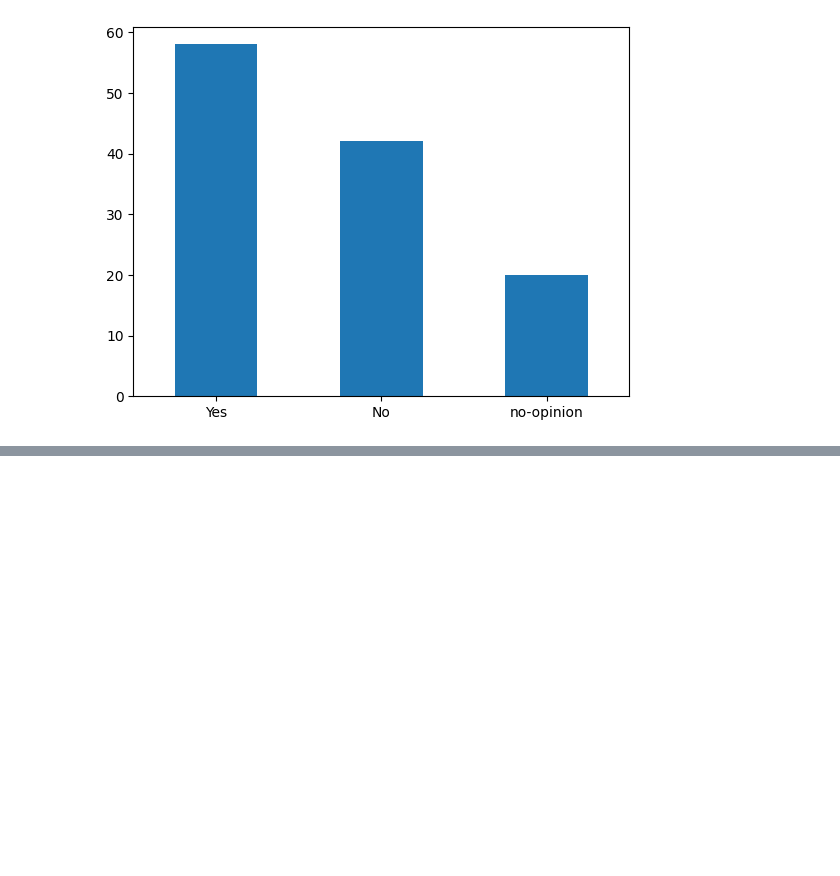
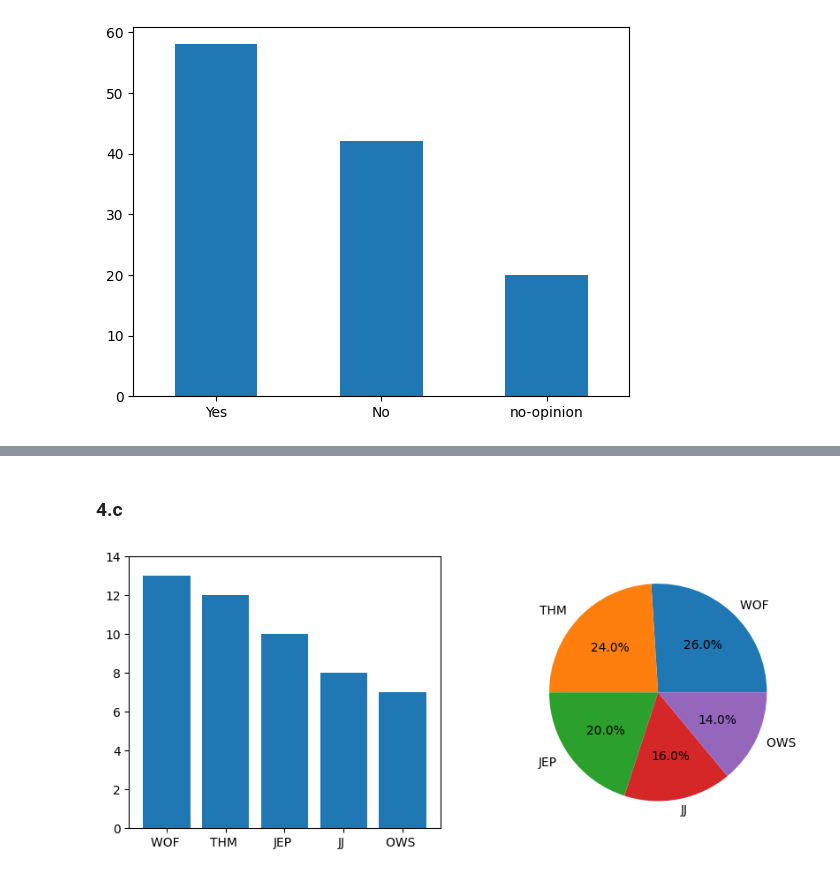
Before and after one commit to zenbaei/Data_Stats_Practice, a Jupyter notebook: Statistics_4_Business_Solutions.ipynb, the cells around one changed output, grey strips where cells are left out. Saved outputs shown, nothing was run; the diff lists cells and outputs as text; code cells hidden in the pictures; blank space fills up the shorter version.

```diff
--- a/Statistics_4_Business_Solutions.ipynb
+++ b/Statistics_4_Business_Solutions.ipynb
@@ -513,0 +516,4 @@ qst.iloc[0].plot(kind='bar', rot= 0)
+# %%
+synd_prog = pd.read_csv('syndicated_programs.csv', header=None, names=['show'])
+synd_prog['show'] = synd_prog['show'].str.upper()
+synd_prog.head()
@@ -513,0 +529,4 @@ qst.iloc[0].plot(kind='bar', rot= 0)
+# %%
+#synd_prog_frq = synd_prog.value_counts().to_frame()
+synd_prog_frq = synd_prog.value_counts().rename_axis('show').reset_index(name='counts')
+synd_prog_frq
@@ -513,0 +551,10 @@ qst.iloc[0].plot(kind='bar', rot= 0)
+# %% [markdown]
+### 4.c
+# %%
+fig, axs = plt.subplots(ncols=2, figsize= (10, 4))
+axs[0].set_ylim(0, 14)
+axs[0].bar(synd_prog_frq['show'], synd_prog_frq['counts'])
+axs[1].pie(synd_prog_frq['counts'], labels=synd_prog_frq['show'], autopct='%1.1f%%')
+plt.show()
+# %% [output]
+[figure, added]
```
Also changed, not shown: parts of 24 cells of this notebook, 3 other files.
